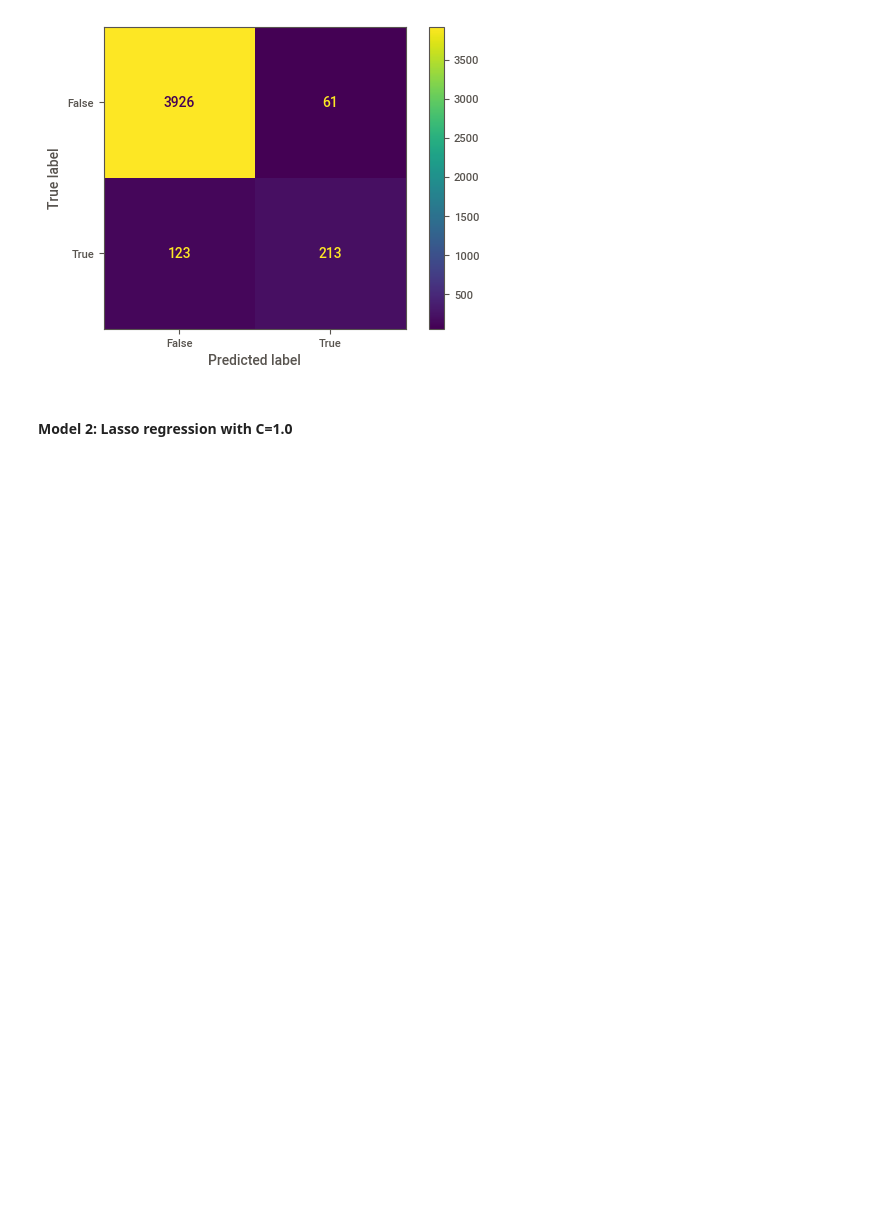
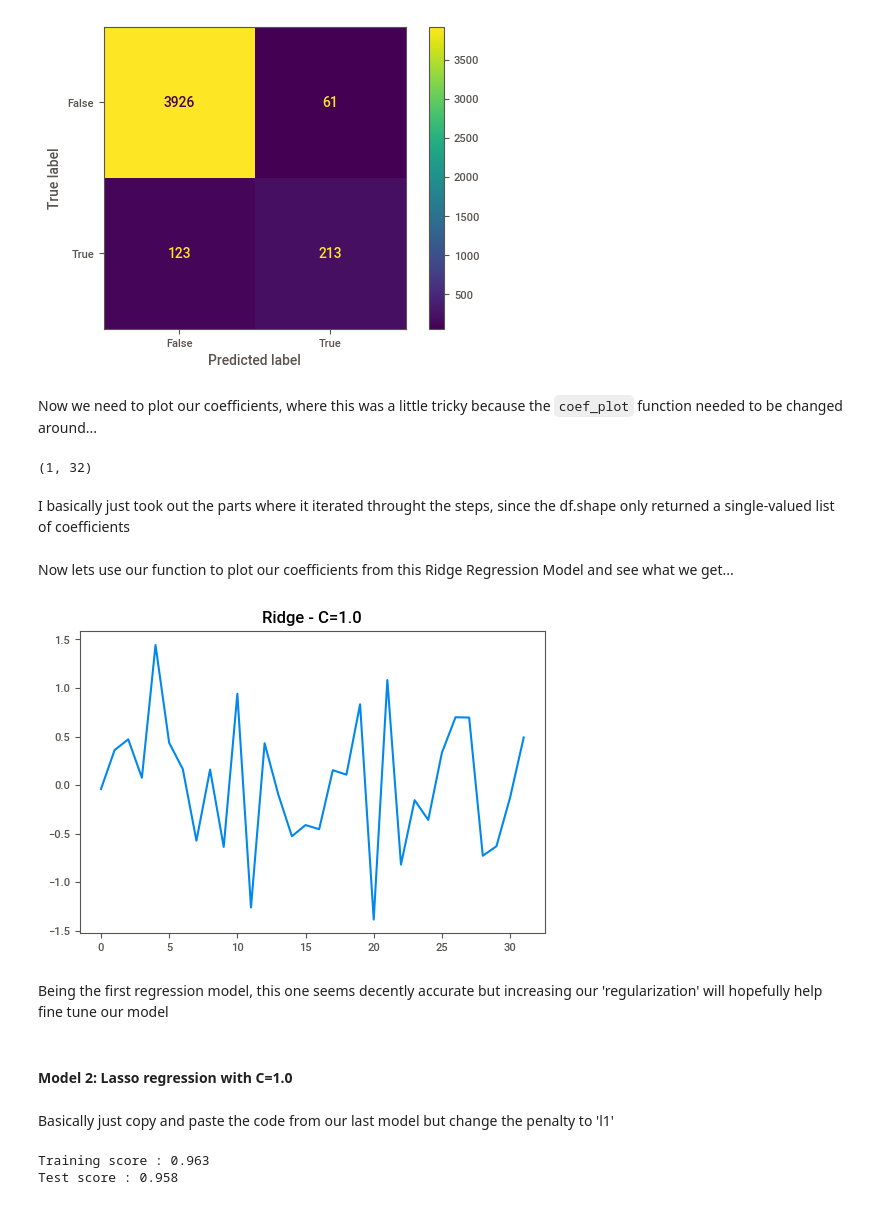
Before and after one commit to slidwell44/hw1_aap, a Jupyter notebook: hw1_main.ipynb, the cells around one changed output. Drawn from its saved outputs; the diff is of its cells as text; code cells hidden in the pictures; blank space fills up the shorter version.

```diff
--- a/hw1_main.ipynb
+++ b/hw1_main.ipynb
@@ -270,7 +278,7 @@ clf_model_C01 = LogisticRegression(penalty='l2', C=1.0, solver='saga', max_iter=
 
 clf_C01 = Pipeline(steps=[
     ('preprocessor', preprocessor),
-    ('classifier', clf_model)])
+    ('classifier', clf_model_C01)])
 
 clf_C01.fit(X_train, y_train)
 
@@ -301,5 +311,42 @@ cm_display.plot()
 plt.show()
 # %% [output]
 [figure]
+# %% [markdown]
+Now we need to plot our coefficients, where this was a little tricky because the `coef_plot` function needed to be changed around...
+# %%
+clf_C01.named_steps['classifier'].coef_.shape
+# %% [output]
+(1, 32)
+# %% [markdown]
+I basically just took out the parts where it iterated throught the steps, since the df.shape only returned a single-valued list of coefficients
+# %%
+def coef_plot(model, title=None):
+    if title:
+        plt.title(title)
+    plt.plot(model.steps[1][1].coef_[0])
+# %% [markdown]
+Now lets use our function to plot our coefficients from this Ridge Regression Model and see what we get...
+# %%
+coef_plot(clf_C01, 'Ridge - C=1.0')
+# %% [output]
+[figure, added]
+# %% [markdown]
+Being the first regression model, this one seems decently accurate but increasing our 'regularization' will hopefully help fine tune our model
 # %% [markdown]
 #### Model 2: Lasso regression with C=1.0
+# %% [markdown]
+Basically just copy and paste the code from our last model but change the penalty to 'l1'
+# %%
+clf_model2_C001 = LogisticRegression(penalty='l1', C=1.0, solver='saga', max_iter=2000)
+
+clf_C001 = Pipeline(steps=[
+    ('preprocessor', preprocessor),
+    ('classifier', clf_model2_C001)])
+
+clf_C001.fit(X_train, y_train)
+
+print("Training score : %.3f" % clf_C001.score(X_train, y_train))
+print("Test score : %.3f" % clf_C001.score(X_test, y_test))
+# %% [output]
+Training score : 0.963
+Test score : 0.958
```
Also changed, not shown: parts of 38 cells of this notebook.
